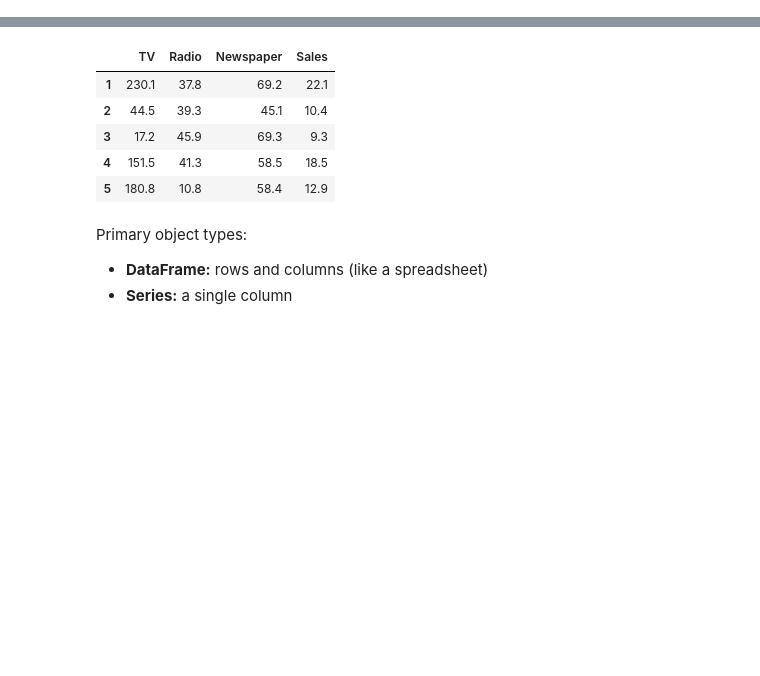
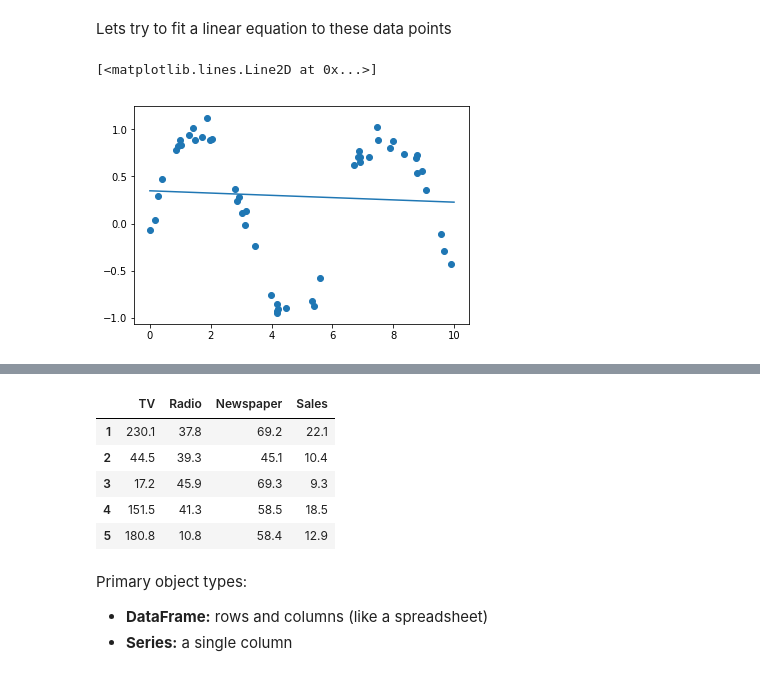
Before and after one commit to youngsoul/machinelearning101, a Jupyter notebook: 07_linear_regression.ipynb, the cells around one changed output, grey strips where cells are left out. Drawn from its saved outputs; the diff is of its cells as text; code cells hidden in the pictures; blank space fills up the shorter version.

Commit message:
updated linear regression to start with general linear regression concepts and added ridge and lasso models

```diff
--- a/07_linear_regression.ipynb
+++ b/07_linear_regression.ipynb
@@ -32,0 +129,23 @@ look at: https://github.com/justmarkham/DAT5/blob/master/notebooks/09_linear_reg
+# %% [markdown]
+Lets try to fit a linear equation to these data points
+# %%
+# create the model
+linear_regression_model = LinearRegression(fit_intercept=True)
+
+# fit the x, y values
+x_series = x[:, np.newaxis]
+linear_regression_model.fit(x_series, y)
+
+# create 1000 datapoints from 0 to 10 as an array
+x_input_values = np.linspace(0,10,1000)
+
+# x_input_series is now a series, same as x_input_values.reshape(-1,1)
+x_input_series = x_input_values[:, np.newaxis]
+
+# predict y values for the x input values
+y_predicted = linear_regression_model.predict(x_input_series)
+plt.scatter(x,y)
+plt.plot(x_input_series, y_predicted)
+# %% [output]
+[<matplotlib.lines.Line2D at 0x...>]
+[figure, added]
```
Also changed, not shown: parts of 64 cells of this notebook.
